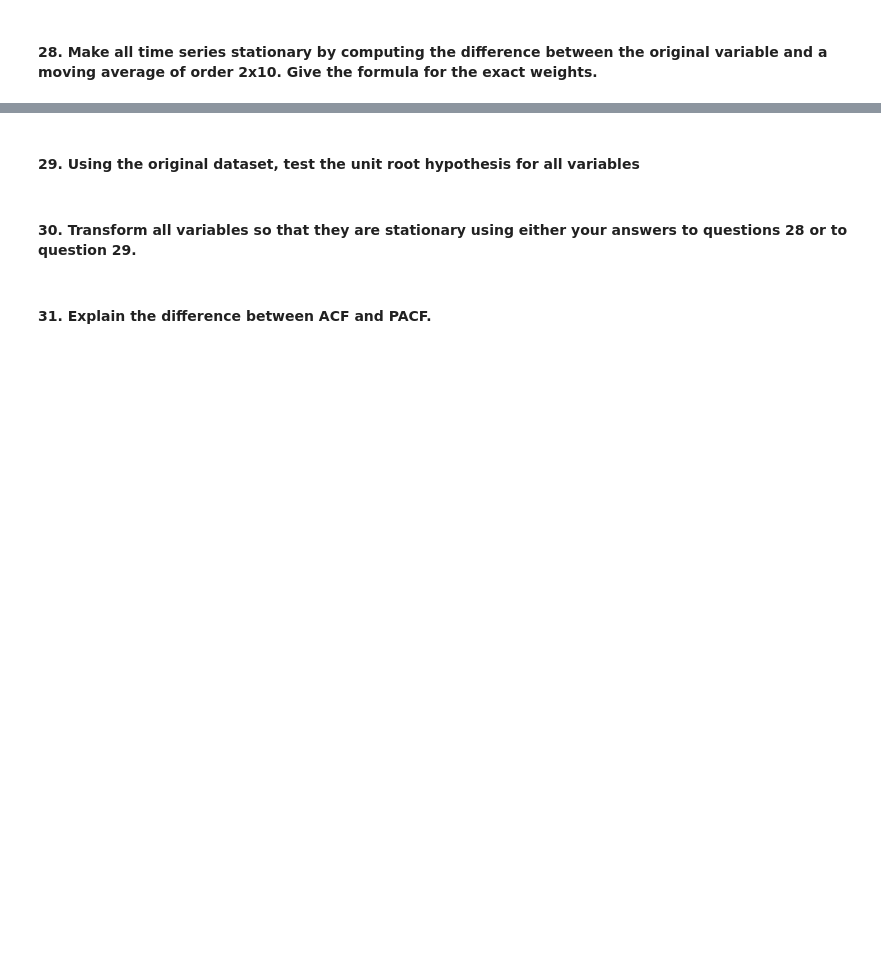
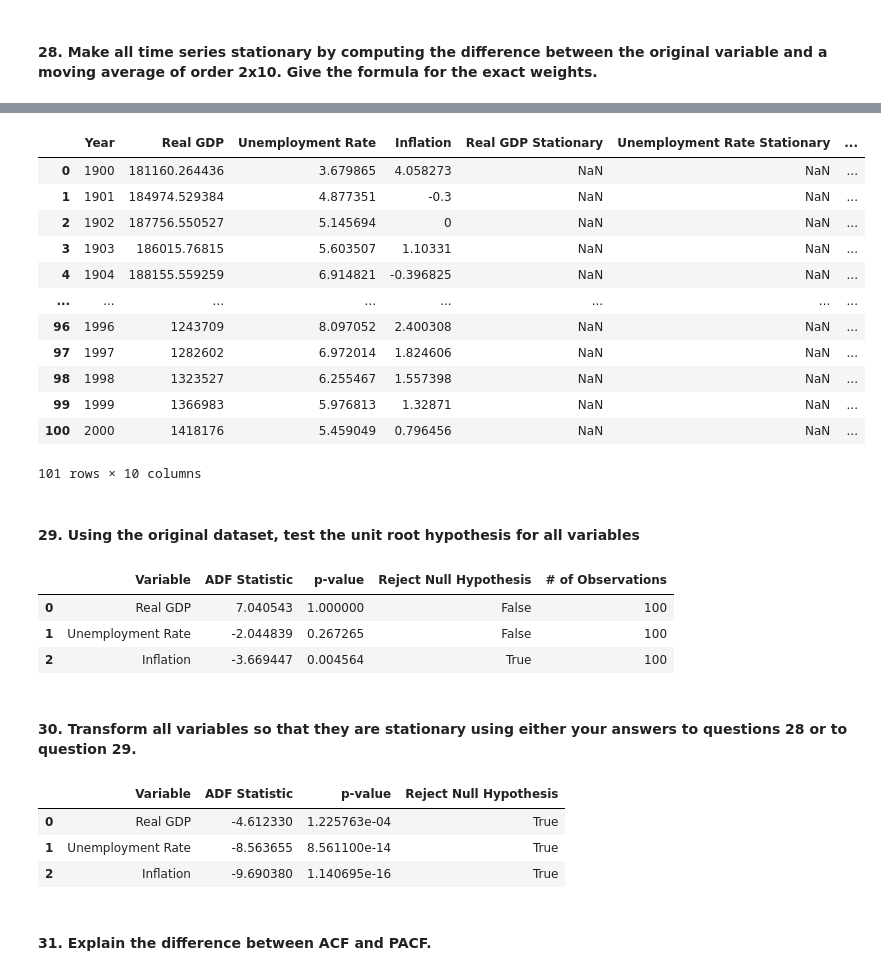
Before and after one commit to rafaela-pinheiro/FinalProjectEconometrics, a Jupyter notebook: project1.ipynb, the cells around one changed output, grey strips where cells are left out. Drawn from its saved outputs; the diff is of its cells as text; code cells hidden in the pictures; blank space fills up the shorter version.

```diff
--- a/project1.ipynb
+++ b/project1.ipynb
@@ -765,3 +874,14 @@ Using the threecenturies_v2.3 datasets.
 #### **27. Explain “spurious regression”.**
 # %% [markdown]
 #### **28. Make all time series stationary by computing the difference between the original variable and a moving average of order 2x10. Give the formula for the exact weights.**
+# %%
+# Compute moving averages with a window size of 20
+window_size = 20
+centuriesDf_copy = centuriesDf.copy()
+centuriesDf_copy['Real GDP Stationary'] = (centuriesDf_copy['Real GDP'].astype(float) - centuriesDf_copy['Real GDP'].astype(float).rolling(window=window_size, center=True).mean())
+centuriesDf_copy['Unemployment Rate Stationary'] = (centuriesDf_copy['Unemployment Rate'].astype(float) - centuriesDf['Unemployment Rate'].astype(float).rolling(window=window_size, center=True).mean())
+centuriesDf_copy['Inflation Stationary'] = (centuriesDf_copy['Inflation'].astype(float) - centuriesDf_copy['Inflation'].astype(float).rolling(window=window_size, center=True).mean())
+
+# Drop rows with NaN values (resulting from rolling averages)
+stationary_data = centuriesDf_copy[['Year', 'Real GDP Stationary', 'Unemployment Rate Stationary', 'Inflation Stationary']].dropna()
+stationary_data
@@ -768,2 +902,21 @@ Using the threecenturies_v2.3 datasets.
+# %%
+centuriesDf_copy['Real GDP MA'] = centuriesDf_copy['Real GDP'] - centuriesDf_copy['Real GDP'].rolling(window=21).mean()
+centuriesDf_copy['Unemployment Rate MA'] = centuriesDf_copy['Unemployment Rate'] - centuriesDf_copy['Unemployment Rate'].rolling(window=21).mean()
+centuriesDf_copy['Inflation MA'] = centuriesDf_copy['Inflation'] - centuriesDf_copy['Inflation'].rolling(window=21).mean()
+centuriesDf_copy
+# %% [output]
+|  | Year | Real GDP | Unemployment Rate | Inflation | Real GDP Stationary | Unemployment Rate Stationary | ... |
+| 0 | 1900 | 181160.264436 | 3.679865 | 4.058273 | NaN | NaN | ... |
+| 1 | 1901 | 184974.529384 | 4.877351 | -0.3 | NaN | NaN | ... |
+| 2 | 1902 | 187756.550527 | 5.145694 | 0 | NaN | NaN | ... |
+| 3 | 1903 | 186015.76815 | 5.603507 | 1.10331 | NaN | NaN | ... |
+| 4 | 1904 | 188155.559259 | 6.914821 | -0.396825 | NaN | NaN | ... |
+| ... | ... | ... | ... | ... | ... | ... | ... |
+| 96 | 1996 | 1243709 | 8.097052 | 2.400308 | NaN | NaN | ... |
+| 97 | 1997 | 1282602 | 6.972014 | 1.824606 | NaN | NaN | ... |
+| 98 | 1998 | 1323527 | 6.255467 | 1.557398 | NaN | NaN | ... |
+| 99 | 1999 | 1366983 | 5.976813 | 1.32871 | NaN | NaN | ... |
+| 100 | 2000 | 1418176 | 5.459049 | 0.796456 | NaN | NaN | ... |
+101 rows × 10 columns
 # %% [markdown]
 #### **29. Using the original dataset, test the unit root hypothesis for all variables**
@@ -770,4 +959,49 @@ Using the threecenturies_v2.3 datasets.
+# %%
+# running the ADF test
+adf_test(centuriesDf['Real GDP'].dropna(), 'Real GDP')
+adf_test(centuriesDf['Unemployment Rate'].dropna(), 'Unemployment Rate')
+adf_test(centuriesDf['Inflation'].dropna(), 'Inflation')
+results_table = pd.DataFrame(results)
+results_table
+
+# List to store all results
+# adf_results = []
+
+# # Perform ADF tests on differenced variables
+# adf_results = adf_test(centuriesDf['Real GDP'], 'Real GDP', adf_results)
+# adf_results = adf_test(centuriesDf['Unemployment Rate'], 'Unemployment Rate', adf_results)
+# adf_results = adf_test(centuriesDf['Inflation'], 'Inflation', adf_results)
+
+# # Convert the results to a DataFrame for easy analysis
+# adf_results_df = pd.DataFrame(adf_results)
+# adf_results_df
+# %% [output]
+|  | Variable | ADF Statistic | p-value | Reject Null Hypothesis | # of Observations |
+| 0 | Real GDP | 7.040543 | 1.000000 | False | 100 |
+| 1 | Unemployment Rate | -2.044839 | 0.267265 | False | 100 |
+| 2 | Inflation | -3.669447 | 0.004564 | True | 100 |
 # %% [markdown]
 #### **30. Transform all variables so that they are stationary using either your answers to questions 28 or to question 29.**
+# %%
+results_list = []
+stationary_df = centuriesDf.copy().diff().dropna()
+for column in stationary_df.columns[1:]:
+    variable = column
+    adf_result = adfuller(stationary_df[column], maxlag=0, regression='c', autolag=None)
+    adf_statistic = adf_result[0]
+    p_value = adf_result[1]
+    reject_null_hypothesis = p_value < 0.01
+    results_list.append({
+        'Variable': variable,
+        'ADF Statistic': adf_statistic,
+        'p-value': p_value,
+        'Reject Null Hypothesis': reject_null_hypothesis})
+results_table = pd.DataFrame(results_list)
+results_table
+# %% [output]
+|  | Variable | ADF Statistic | p-value | Reject Null Hypothesis |
+| 0 | Real GDP | -4.612330 | 1.225763e-04 | True |
+| 1 | Unemployment Rate | -8.563655 | 8.561100e-14 | True |
+| 2 | Inflation | -9.690380 | 1.140695e-16 | True |
 # %% [markdown]
 #### **31. Explain the difference between ACF and PACF.**
```
Also changed, not shown: parts of 52 cells of this notebook, 1 other file.
